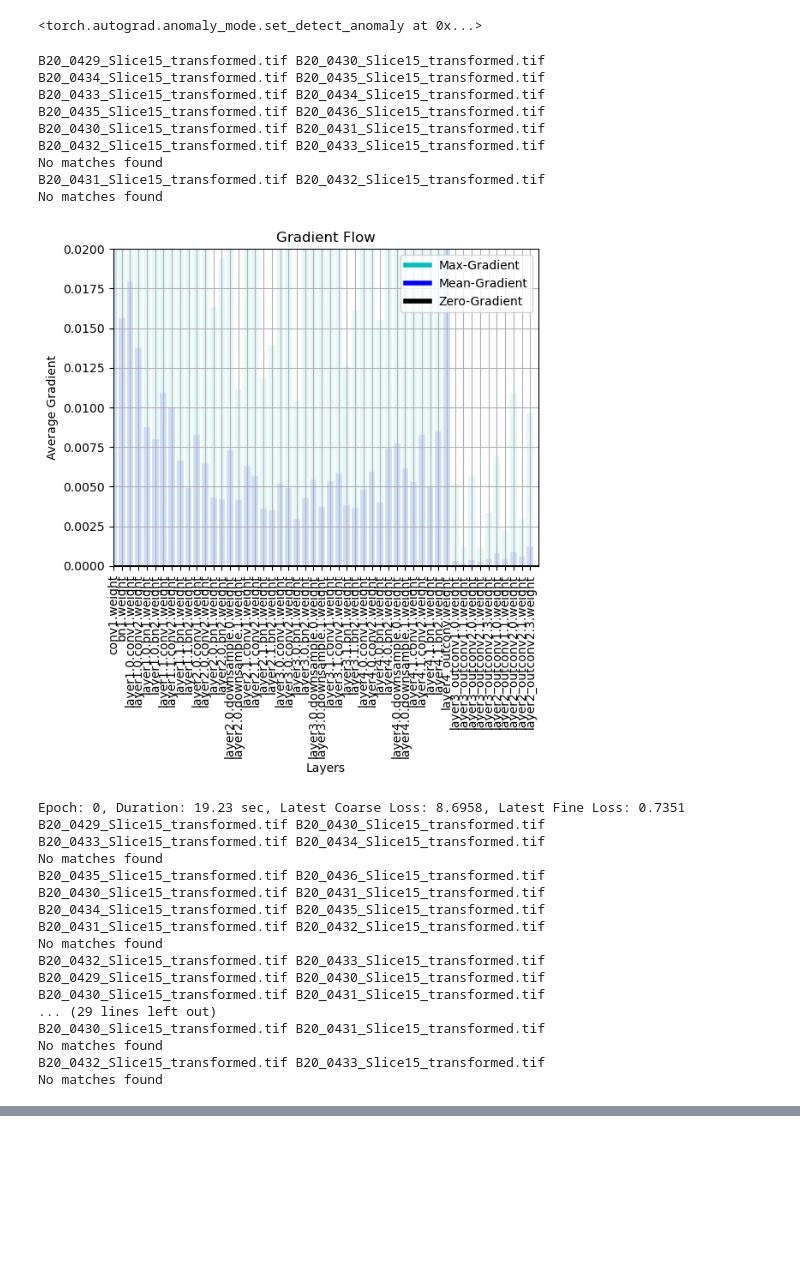
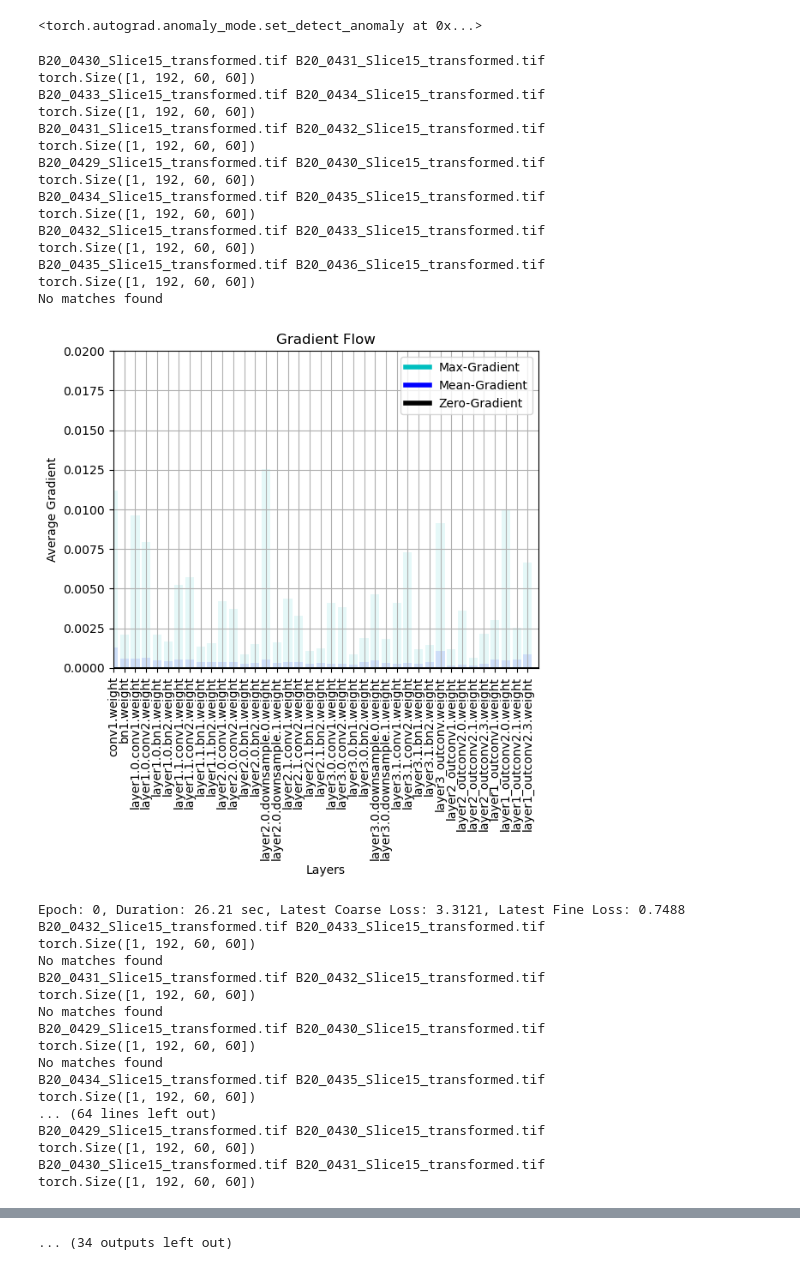
Before and after one commit to rorinr/HyperBrain, a Jupyter notebook: notebooks/training/training.ipynb, the cells around one changed output, grey strips where cells are left out. Drawn from its saved outputs; the diff is of its cells as text; code cells hidden in the pictures; blank space fills up the shorter version.

```diff
--- a/notebooks/training/training.ipynb
+++ b/notebooks/training/training.ipynb
@@ -25,9 +25,9 @@ torch.autograd.set_detect_anomaly(True)
 # %% [output]
 <torch.autograd.anomaly_mode.set_detect_anomaly at 0x...>
 # %%
-crop_size = 640
+crop_size = 480
 transformation_threshold = 0.3
-patch_size = 16
+patch_size = 8
 max_translation_shift = 50
 fine_height_width = (crop_size//patch_size)*4
 coarse_height_width = crop_size//patch_size
@@ -47,13 +47,13 @@ dataset_train = BrainDataset(
 # %%
 from source.datasets.brain_dataset import collate_fn
 # %%
-batch_size = 2
+batch_size = 1
 
 dataloader_train = DataLoader(
     dataset=dataset_train,
     batch_size=batch_size,
     shuffle=True,
-    pin_memory=False,
+    pin_memory=True,
     drop_last=False,
     collate_fn=collate_fn,
 )
@@ -68,11 +68,12 @@ temperature = (
 )
 
 device = "cuda" if torch.cuda.is_available() else "cpu"
-
-block_dimensions = [64, 96, 128, 192]
-fine_feature_size = block_dimensions[1]
+# block_dimensions_8_2 = [96, 128, 192]
+# block_dimensions_16_4 = [64, 96, 128, 192]
+block_dimensions = [96, 128, 192]
+fine_feature_size = block_dimensions[0]  # 1 for 16_4, 0 for 8_2
 coarse_feature_size = block_dimensions[-1]
-backbone = ResNetFPN_16_4(block_dimensions=block_dimensions).to(device=device)
+backbone = ResNetFPN_8_2(block_dimensions=block_dimensions).to(device=device)
 
 positional_encoding = PositionalEncoding(coarse_feature_size).to(device=device)
 
@@ -102,7 +103,7 @@ fine_matching = FineMatching(
     clamp_predictions=clamp_predictions,
 ).to(device=device)
 
-params = list(backbone.parameters()) + list(coarse_loftr.parameters())
+params = list(backbone.parameters()) + list(coarse_loftr.parameters()) + list(fine_loftr.parameters())
 optimizer = torch.optim.Adam(params, weight_decay=weight_decay, lr=learning_rate)
 
 coarse_loss_history = []
@@ -110,14 +111,14 @@ fine_loss_history = []
 loss_hist_test = []
 # %%
 coarse_loss = "focal"
-alpha = 0.65
+alpha = 0.25
 gamma = 2
 fine_loss = "l2_std" if use_l2_with_standard_deviation else "l2"
 # %%
 seen_datapoints = 0
 # %%
 print_frequency = 5
-epochs = 50
+epochs = 400
 
 for epoch in range(epochs):
     epoch_start_time = time.time()
@@ -143,6 +144,7 @@ for epoch in range(epochs):
             print("coarse_image_feature_1 contains NaN values after backbone. Breaking the training.")
             break
 
+        print(coarse_image_feature_1.shape)
         coarse_image_feature_1 = positional_encoding(coarse_image_feature_1)
         coarse_image_feature_2 = positional_encoding(coarse_image_feature_2)
 
@@ -229,53 +231,60 @@ for epoch in range(epochs):
         loss.backward()
 
         # Adjust learning weights
+        torch.nn.utils.clip_grad_norm_(backbone.parameters(), 1.0)
         optimizer.step()
 
         coarse_loss_history.append(coarse_loss_value.cpu().item())
         fine_loss_history.append(fine_loss_value.cpu().item())
 
         if torch.isnan(coarse_matches["confidence_matrix"]).all():
             print(
                 "coarse_matches['confidence_matrix'] is filled with NaN values. Breaking the training."
             )
             break
     if torch.isnan(coarse_matches["confidence_matrix"]).all():
         print(
             "coarse_matches['confidence_matrix'] is filled with NaN values. Breaking the training."
         )
         break
 
     epoch_duration = time.time() - epoch_start_time
     if epoch % print_frequency == 0 or epoch == (100 - 1):
         plot_grad_flow_hist(backbone.named_parameters())
         print(
             f"Epoch: {epoch}, Duration: {epoch_duration:.2f} sec, Latest Coarse Loss: {coarse_loss_value:.4f}, Latest Fine Loss: {fine_loss_value:.4f}"
         )
 # %% [output]
+B20_0430_Slice15_transformed.tif B20_0431_Slice15_transformed.tif
+torch.Size([1, 192, 60, 60])
+B20_0433_Slice15_transformed.tif B20_0434_Slice15_transformed.tif
+torch.Size([1, 192, 60, 60])
+B20_0431_Slice15_transformed.tif B20_0432_Slice15_transformed.tif
+torch.Size([1, 192, 60, 60])
 B20_0429_Slice15_transformed.tif B20_0430_Slice15_transformed.tif
+torch.Size([1, 192, 60, 60])
 B20_0434_Slice15_transformed.tif B20_0435_Slice15_transformed.tif
-B20_0433_Slice15_transformed.tif B20_0434_Slice15_transformed.tif
+torch.Size([1, 192, 60, 60])
+B20_0432_Slice15_transformed.tif B20_0433_Slice15_transformed.tif
+torch.Size([1, 192, 60, 60])
 B20_0435_Slice15_transformed.tif B20_0436_Slice15_transformed.tif
-B20_0430_Slice15_transformed.tif B20_0431_Slice15_transformed.tif
-B20_0432_Slice15_transformed.tif B20_0433_Slice15_transformed.tif
+torch.Size([1, 192, 60, 60])
 No matches found
-B20_0431_Slice15_transformed.tif B20_0432_Slice15_transformed.tif
-No matches found
-[figure, old version]
+[figure, new version]
-Epoch: 0, Duration: 19.23 sec, Latest Coarse Loss: 8.6958, Latest Fine Loss: 0.7351
+Epoch: 0, Duration: 26.21 sec, Latest Coarse Loss: 3.3121, Latest Fine Loss: 0.7488
+B20_0432_Slice15_transformed.tif B20_0433_Slice15_transformed.tif
+torch.Size([1, 192, 60, 60])
+No matches found
+B20_0431_Slice15_transformed.tif B20_0432_Slice15_transformed.tif
+torch.Size([1, 192, 60, 60])
+No matches found
 B20_0429_Slice15_transformed.tif B20_0430_Slice15_transformed.tif
-B20_0433_Slice15_transformed.tif B20_0434_Slice15_transformed.tif
+torch.Size([1, 192, 60, 60])
 No matches found
-B20_0435_Slice15_transformed.tif B20_0436_Slice15_transformed.tif
+B20_0434_Slice15_transformed.tif B20_0435_Slice15_transformed.tif
+torch.Size([1, 192, 60, 60])
+... (64 lines left out)
+B20_0429_Slice15_transformed.tif B20_0430_Slice15_transformed.tif
+torch.Size([1, 192, 60, 60])
 B20_0430_Slice15_transformed.tif B20_0431_Slice15_transformed.tif
-B20_0434_Slice15_transformed.tif B20_0435_Slice15_transformed.tif
-B20_0431_Slice15_transformed.tif B20_0432_Slice15_transformed.tif
-No matches found
-B20_0432_Slice15_transformed.tif B20_0433_Slice15_transformed.tif
-B20_0429_Slice15_transformed.tif B20_0430_Slice15_transformed.tif
-B20_0430_Slice15_transformed.tif B20_0431_Slice15_transformed.tif
-... (29 lines left out)
-B20_0430_Slice15_transformed.tif B20_0431_Slice15_transformed.tif
-No matches found
-B20_0432_Slice15_transformed.tif B20_0433_Slice15_transformed.tif
-No matches found
+torch.Size([1, 192, 60, 60])
@@ -287,3 +364,4 @@ KeyboardInterrupt:
+... (34 outputs left out)
 # %%
 seen_datapoints
 # %% [output]
```
Also changed, not shown: parts of 10 cells of this notebook, 12 other files.
